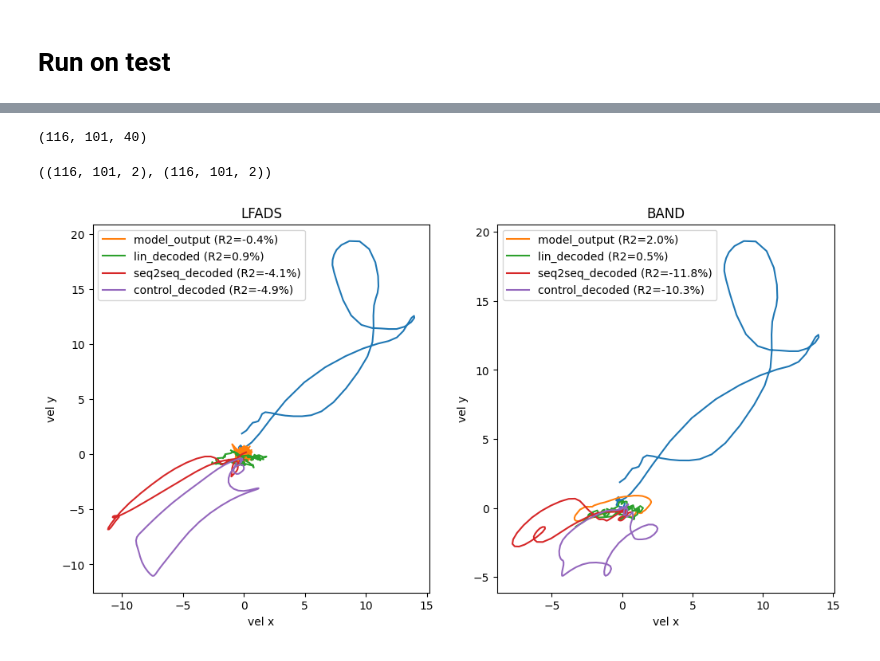
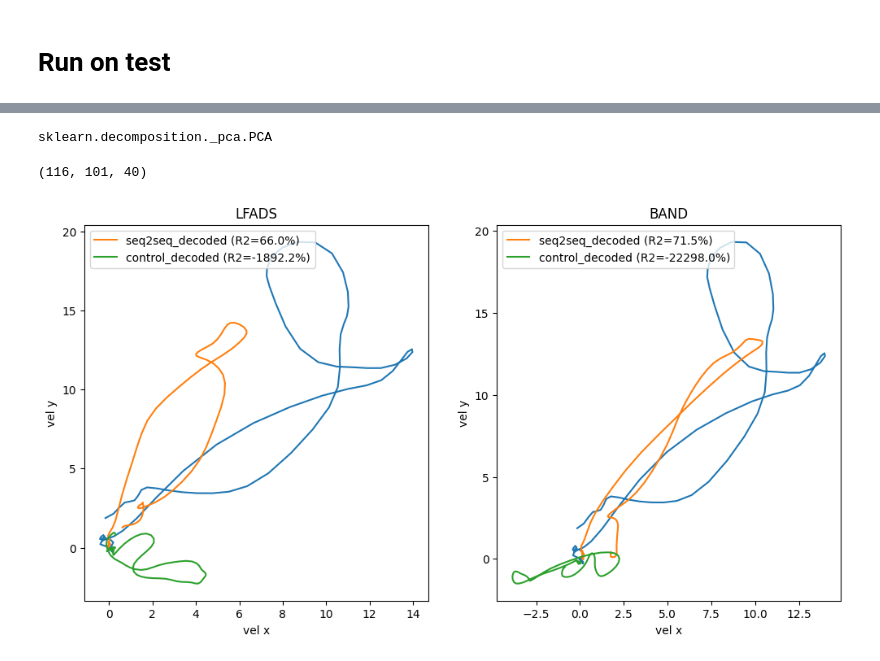
Before and after one commit to NinelK/BAND-torch, a Jupyter notebook: notebooks/post/compare_pairs.ipynb, the cells around one changed output, grey strips where cells are left out. Cells and saved outputs as stored; diff of their text form; code cells hidden in the pictures.

```diff
--- a/notebooks/post/compare_pairs.ipynb
+++ b/notebooks/post/compare_pairs.ipynb
@@ -53,26 +163,33 @@ def merge_train_valid(train_data, valid_data, train_inds, valid_inds):
 
 # Get the paths to all data files
 both_factors = []
+both_controls = []
 both_rates = []
+both_ics = []
 both_behaviors = []
 lin_decoded_behs = []
 seq2seq_decoded_behs = []
 control_decoded_behs = []
 for model_name in model_names:
-    data_path = best_model_dest + model_name + '/lfads_output_sess0.h5'
+    if 'band' in model_name:
+        data_path = os.path.join(best_model_dest,model_name,'lfads_ablated_output_sess0.h5')
+    else:
+        data_path = os.path.join(best_model_dest,model_name,'lfads_output_sess0.h5')
     bin_width_sec = 0.01 # chewie
     # Data is binned at 10 ms
     with h5py.File(data_path) as f:
-        # print(f.keys())
+        print(f.keys())
         # Merge train and valid data for factors and rates
         train_inds, valid_inds = f["train_inds"][:], f["valid_inds"][:]
         factors = f["valid_factors"][:]
         rates = f["valid_output_params"][:] / bin_width_sec
         behavior = f["valid_output_behavior_params"][:]
         controls = f['valid_gen_inputs'][:]
+        ic = f['valid_gen_init'][:]
 
         train_factors = f["train_factors"][:]
         train_controls = f['train_gen_inputs'][:]
+        train_ic = f['train_gen_init'][:]
 
     # train Ridge regression to predict behavior from factors (0lag)
     X_train = train_factors.reshape(-1,train_factors.shape[-1])
@@ -95,8 +212,16 @@ for model_name in model_names:
     ridge = Ridge(alpha=1).fit(X_train, Y_train)
     Y_pred_control = ridge.predict(X_test).reshape(true_valid_beh.shape)
 
+    # PCA on initial conditions
+    pca = PCA(n_components=2)
+    pca.fit(train_ic)
+    ic_pca = pca.transform(ic)
+    print(train_ic.shape,ic_pca.shape)
+
     both_factors.append(factors)
+    both_controls.append(controls)
     both_rates.append(rates)
+    both_ics.append(ic_pca)
     both_behaviors.append(behavior)
     lin_decoded_behs.append(Y_pred_0lag)
     seq2seq_decoded_behs.append(Y_pred_seq2seq)
@@ -103,0 +234,12 @@ for model_name in model_names:
+# %%
+# substitute elements with ids
+uniq_dirs = np.unique(true_target_direction)
+true_label = np.array([np.where(uniq_dirs==t)[0][0] for t in true_target_direction])
+
+from matplotlib import cm
+trial_id = 0
+fig, ax = plt.subplots(1,2, figsize=(4,2))
+for i in range(2):
+    ax[i].set_title(model_titles[i] + ' ICs')
+    ax[i].scatter(*both_ics[i].T,c=cm.rainbow(true_label/8),s=2)
+fig.tight_layout()
@@ -103,0 +248,9 @@ for model_name in model_names:
+# %%
+trial_id = 13
+fig, ax = plt.subplots(2,2, figsize=(8,4),sharey='row')
+for i in range(2):
+    ax[0,i].plot(both_factors[i][trial_id] - both_factors[i][trial_id].mean(0))
+    ax[1,i].plot(both_controls[i][trial_id])
+    ax[0,i].set_title(model_titles[i] + ' factors')
+    ax[1,i].set_title(model_titles[i] + ' controls')
+fig.tight_layout()
@@ -104,3 +259,7 @@ for model_name in model_names:
+# %%
+PCA
+# %% [output]
+sklearn.decomposition._pca.PCA
 # %%
 factors.shape
 # %% [output]
@@ -110,23 +269,21 @@ def R2(pred_beh,true_beh):
     return (1 - np.sum((pred_beh - true_beh)**2) / np.sum((true_beh - np.mean(true_beh))**2)) * 100
 # %%
 # p_train.gen_inputs.shape
-both_behaviors[0].shape, true_valid_beh.shape
+# both_behaviors[0].shape, true_valid_beh.shape
-# %% [output]
-((116, 101, 2), (116, 101, 2))
 # %%
 fig,axes = plt.subplots(1,2, figsize=(12,6))
 trial_id = 1
 axes[0].plot(*true_valid_beh[trial_id].T)
 axes[1].plot(*true_valid_beh[trial_id].T)
 for i in range(len(both_behaviors)):
-    axes[i].plot(*both_behaviors[i][trial_id].T, label=f'model_output (R2={R2(both_behaviors[i],true_valid_beh):.1f}%)')
-    axes[i].plot(*lin_decoded_behs[i][trial_id].T, label=f'lin_decoded (R2={R2(lin_decoded_behs[i],true_valid_beh):.1f}%)')
+    # axes[i].plot(*both_behaviors[i][trial_id].T, label=f'model_output (R2={R2(both_behaviors[i],true_valid_beh):.1f}%)')
+    # axes[i].plot(*lin_decoded_behs[i][trial_id].T, label=f'lin_decoded (R2={R2(lin_decoded_behs[i],true_valid_beh):.1f}%)')
     axes[i].plot(*seq2seq_decoded_behs[i][trial_id].T, label=f'seq2seq_decoded (R2={R2(seq2seq_decoded_behs[i],true_valid_beh):.1f}%)')
     axes[i].plot(*control_decoded_behs[i][trial_id].T, label=f'control_decoded (R2={R2(control_decoded_behs[i],true_valid_beh):.1f}%)')
     axes[i].set_xlabel('vel x')
     axes[i].set_ylabel('vel y')
     axes[i].set_title(model_titles[i])
     axes[i].legend()
 # %% [output]
-[figure, old version]
+[figure, new version]
 # %%
```
Also changed, not shown: parts of 21 cells of this notebook, 14 other files.
